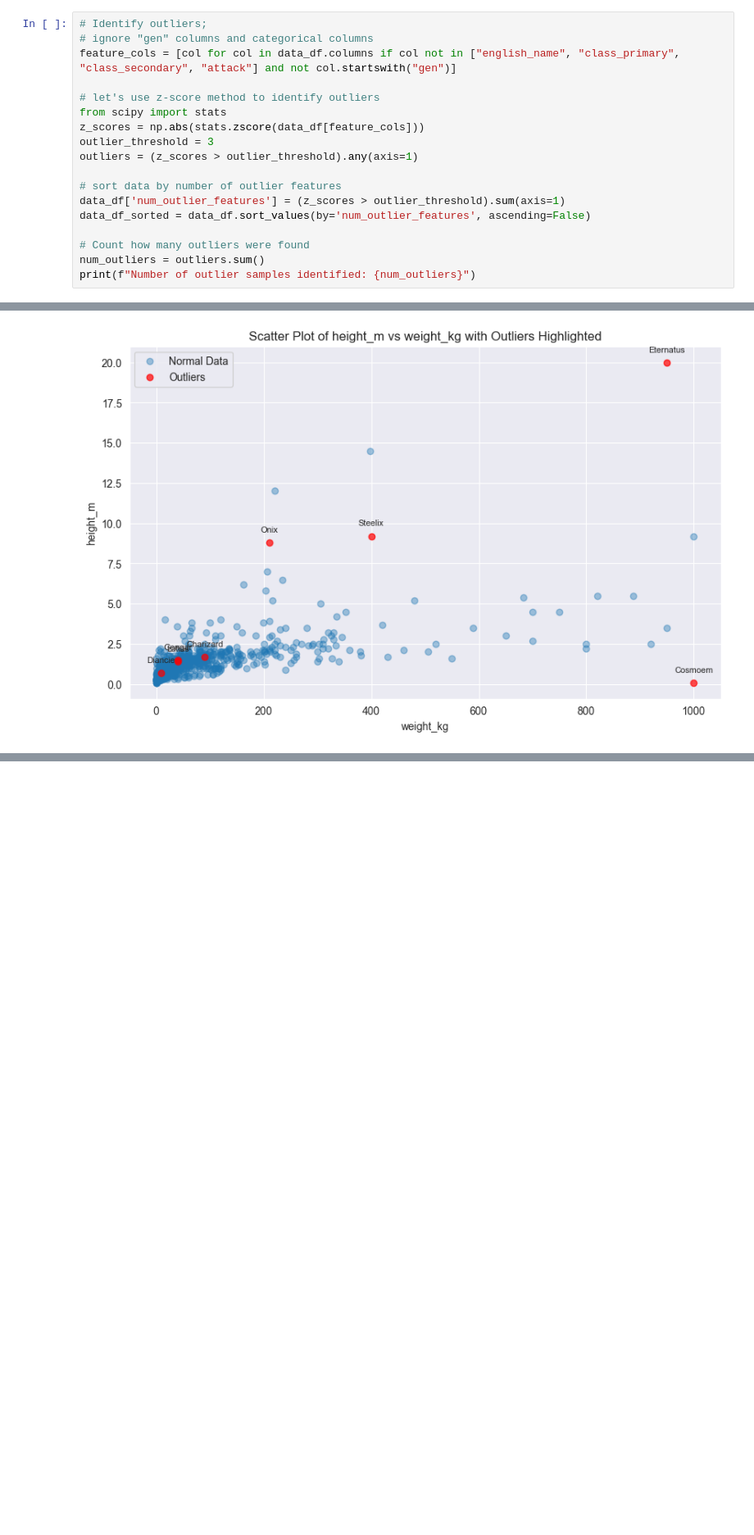
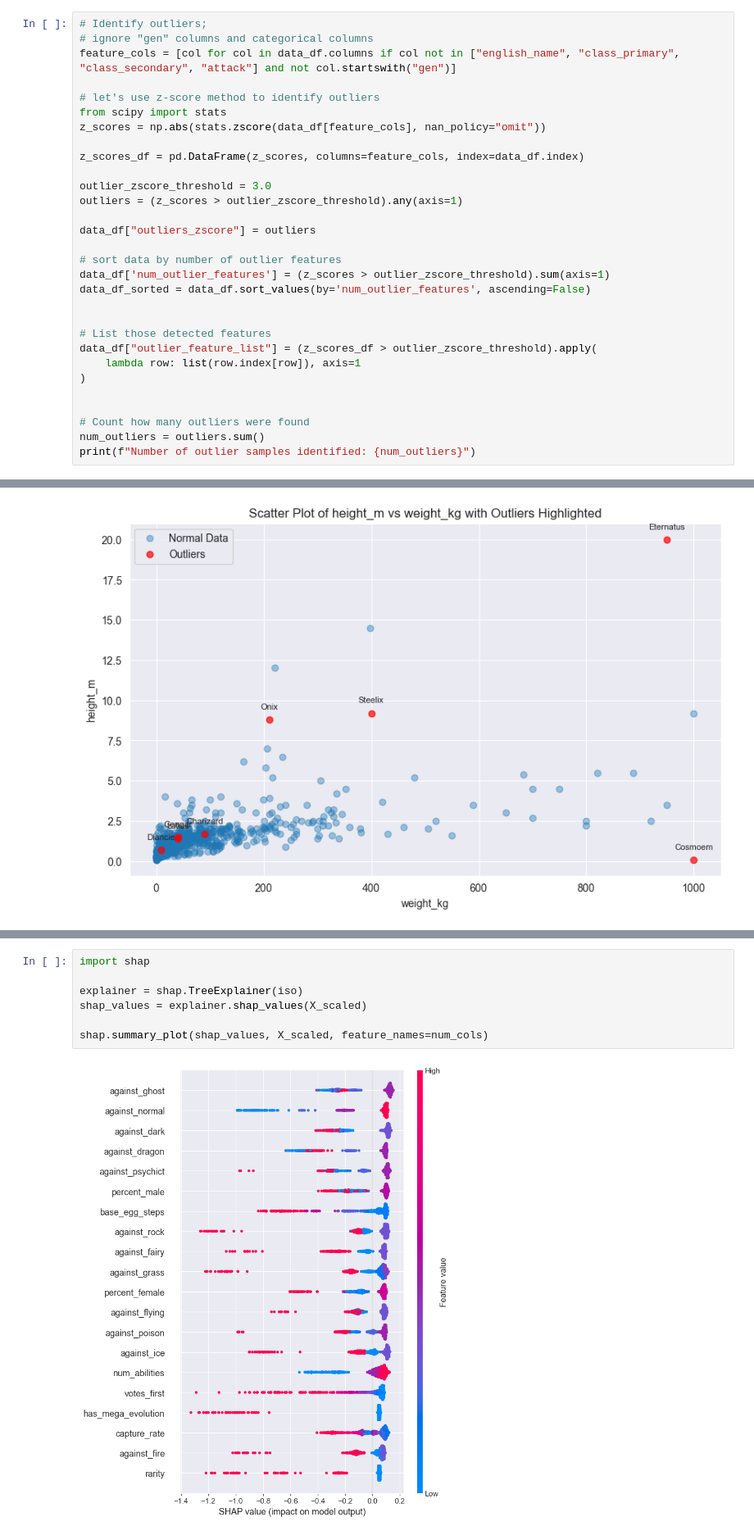
Before and after one commit to jsvobo/pokedex_analysis, a Jupyter notebook: outlier_analysis/main_no_gen.ipynb, the cells around one changed output, grey strips where cells are left out. Shown at 82% size. Cells and saved outputs as stored; diff of their text form; blank space fills up the shorter version.

Commit message:
question: what features do outliers/anomalies differ in

```diff
--- a/outlier_analysis/main_no_gen.ipynb
+++ b/outlier_analysis/main_no_gen.ipynb
@@ -68,13 +68,25 @@ feature_cols = [col for col in data_df.columns if col not in ["english_name", "c
 
 # let's use z-score method to identify outliers
 from scipy import stats
-z_scores = np.abs(stats.zscore(data_df[feature_cols]))
-outlier_threshold = 3
-outliers = (z_scores > outlier_threshold).any(axis=1)
+z_scores = np.abs(stats.zscore(data_df[feature_cols], nan_policy="omit"))
+
+z_scores_df = pd.DataFrame(z_scores, columns=feature_cols, index=data_df.index)
+
+outlier_zscore_threshold = 3.0
+outliers = (z_scores > outlier_zscore_threshold).any(axis=1)
+
+data_df["outliers_zscore"] = outliers
 
 # sort data by number of outlier features
-data_df['num_outlier_features'] = (z_scores > outlier_threshold).sum(axis=1)
+data_df['num_outlier_features'] = (z_scores > outlier_zscore_threshold).sum(axis=1)
 data_df_sorted = data_df.sort_values(by='num_outlier_features', ascending=False)
+
+
+# List those detected features
+data_df["outlier_feature_list"] = (z_scores_df > outlier_zscore_threshold).apply(
+    lambda row: list(row.index[row]), axis=1
+)
+
 
 # Count how many outliers were found
 num_outliers = outliers.sum()
@@ -550,0 +644,9 @@ scatter_with_outliers(data_df, 'weight_kg', 'height_m', highlight_mask, annotate
+# %%
+import shap
+
+explainer = shap.TreeExplainer(iso)
+shap_values = explainer.shap_values(X_scaled)
+
+shap.summary_plot(shap_values, X_scaled, feature_names=num_cols)
+# %% [output]
+[figure, added]
```
Also changed, not shown: parts of 16 cells of this notebook.
